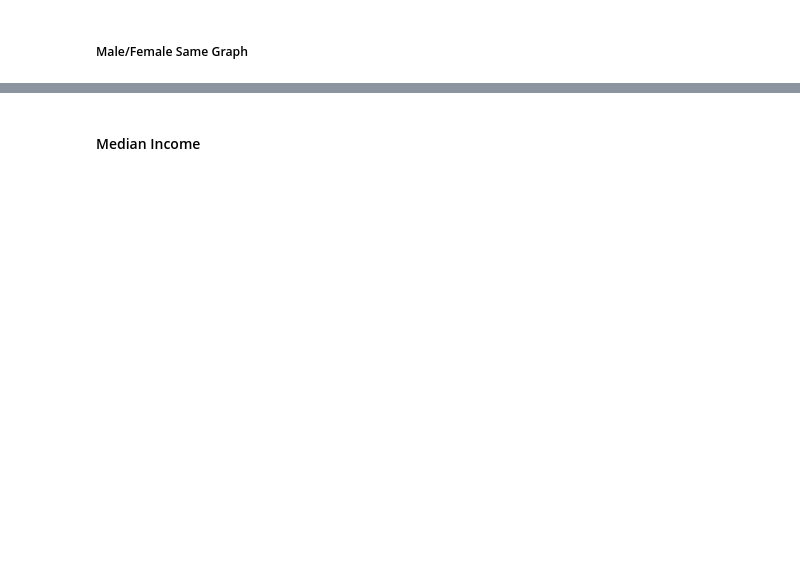
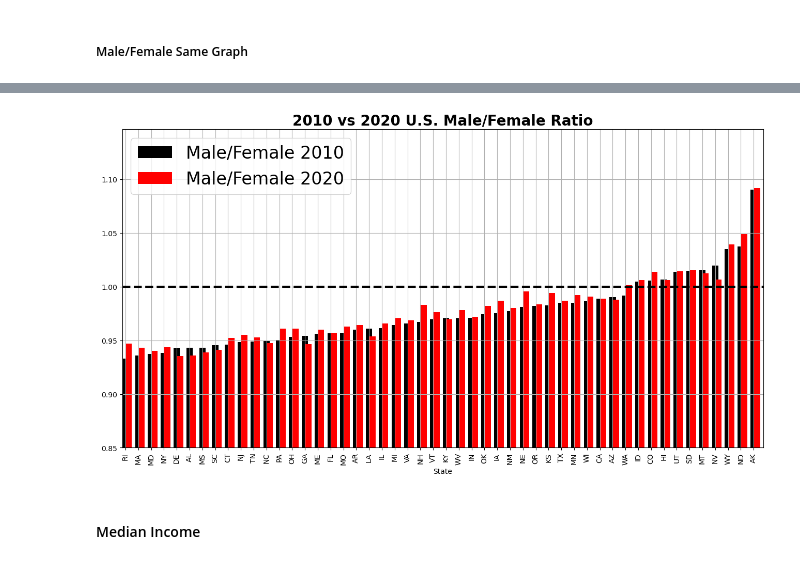
Before and after one commit to BlakeRivers25/SCDV490-FinalProject-BlakeRivers, a Jupyter notebook: analysis.ipynb, the cells around one changed output, grey strips where cells are left out. Drawn from its saved outputs; the diff is of its cells as text; code cells hidden in the pictures; blank space fills up the shorter version.

Commit message:
Added more graphs and finished clustering

```diff
--- a/analysis.ipynb
+++ b/analysis.ipynb
@@ -293,16 +338,18 @@ plt.grid()
 # %%
 dfnew = dfnew.sort_values(by=['Male/Female 2010','Male/Female 2020'], ascending=True)
 
 
 plt.figure(figsize=(16,8))
 dfnew.plot.bar(x='State', y='Male/Female 2010',ax=plt.gca(), color='black', alpha=1.0, align='center')
 dfnew.plot.bar(x='State', y='Male/Female 2020', ax=plt.gca(), color='red', alpha=1.0, align='edge')
-plt.title("2010 vs 2020 U.S. Male/Female ratio", fontsize=20, fontweight ='bold')
+plt.title("2010 vs 2020 U.S. Male/Female Ratio", fontsize=20, fontweight ='bold')
 plt.ticklabel_format(style='plain', useOffset=False, axis='y')
 plt.legend(fontsize=24)
 plt.ylim(0.85)
 plt.axhline(y=1.0, color='k', linestyle='--', linewidth=3)
 plt.grid()
 
 # Black --> Red, increases --> % of men increased
 # Black --> Red, decreases --> % of women increased
+# %% [output]
+[figure, added]
```
Also changed, not shown: parts of 68 cells of this notebook.
